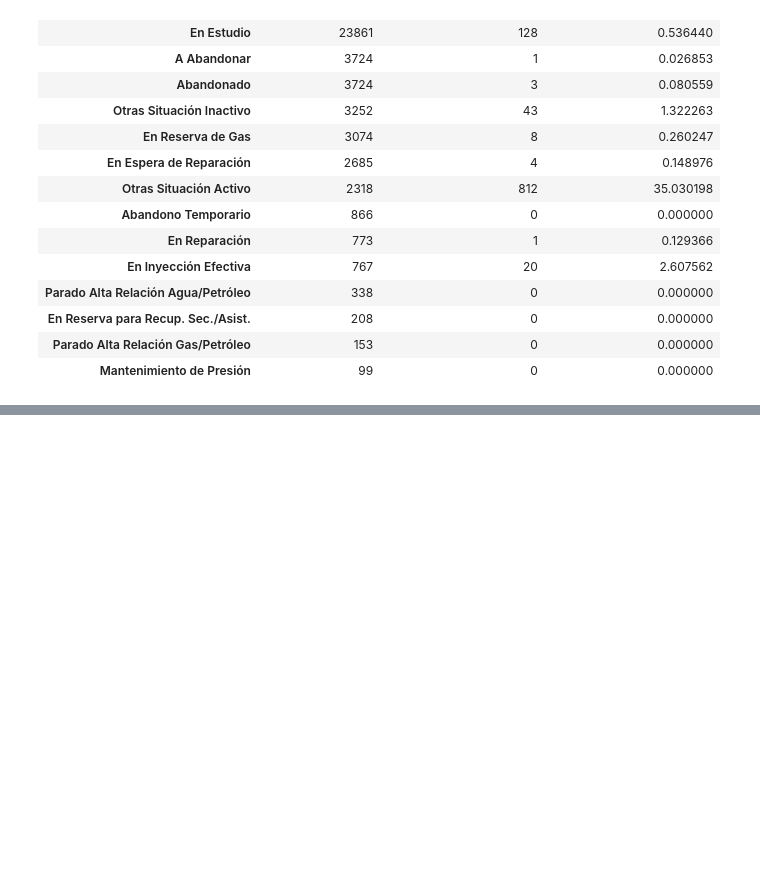
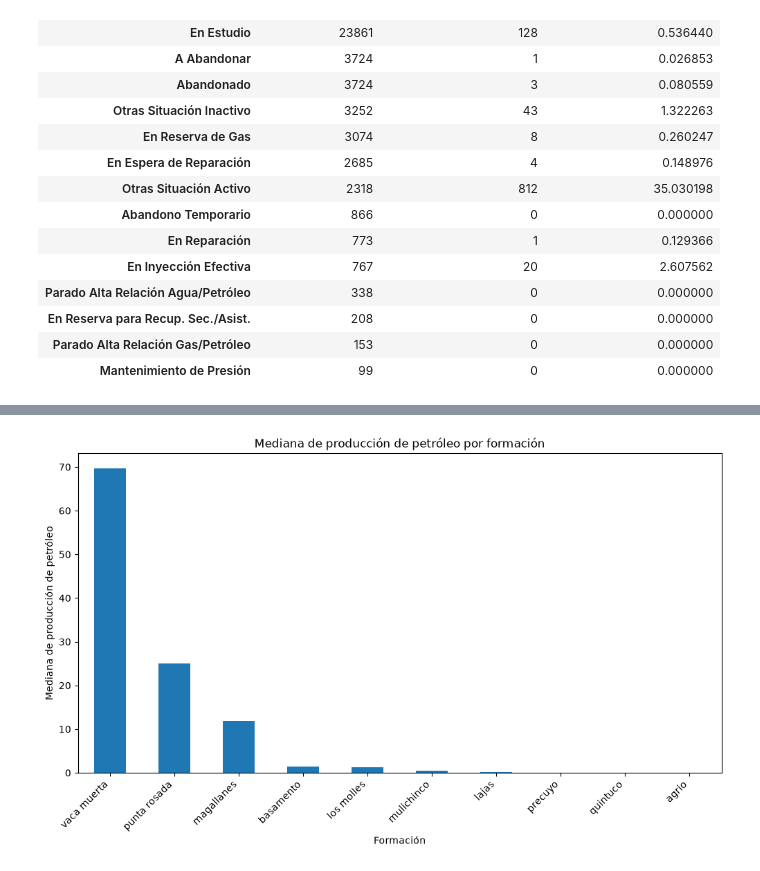
Before and after one commit to alexParedes027/oil-production-prediction, a Jupyter notebook: notebooks/01_exploracion_datos.ipynb, the cells around one changed output, grey strips where cells are left out. Cells and saved outputs as stored; diff of their text form; code cells hidden in the pictures; blank space fills up the shorter version.

```diff
--- a/notebooks/01_exploracion_datos.ipynb
+++ b/notebooks/01_exploracion_datos.ipynb
@@ -1198,0 +1389,15 @@ display(produccion_por_estado)
+# %%
+resumen_produccion_formacion = (
+    produccion
+    .groupby("formacion")["prod_pet"]
+    .agg(
+        cantidad_registros="count",
+        promedio="mean",
+        mediana="median",
+        minimo="min",
+        maximo="max"
+    )
+    .sort_values("cantidad_registros", ascending=False)
+)
+
+display(resumen_produccion_formacion)
@@ -1198,0 +1439,10 @@ display(produccion_por_estado)
+# %%
+top_10_formaciones = resumen_produccion_formacion.head(10)
+
+cantidad_top_10 = top_10_formaciones["cantidad_registros"].sum()
+cantidad_total = len(produccion)
+
+porcentaje_top_10 = cantidad_top_10 / cantidad_total * 100
+
+print("Cantidad de registros de las 10 principales formaciones:", cantidad_top_10)
+print(f"Porcentaje del total de registros: {porcentaje_top_10:.2f}%")
@@ -1198,0 +1460,7 @@ display(produccion_por_estado)
+# %%
+mediana_por_formacion = (
+    top_10_formaciones
+    .sort_values("mediana", ascending=False)
+)
+
+display(mediana_por_formacion[["cantidad_registros", "mediana"]])
@@ -1198,0 +1480,13 @@ display(produccion_por_estado)
+# %%
+mediana_por_formacion["mediana"].plot(
+    kind="bar",
+    figsize=(12, 6),
+    title="Mediana de producción de petróleo por formación"
+)
+
+plt.xlabel("Formación")
+plt.ylabel("Mediana de producción de petróleo")
+plt.xticks(rotation=45, ha="right")
+plt.show()
+# %% [output]
+[figure, added]
```
Also changed, not shown: parts of 28 cells of this notebook.
